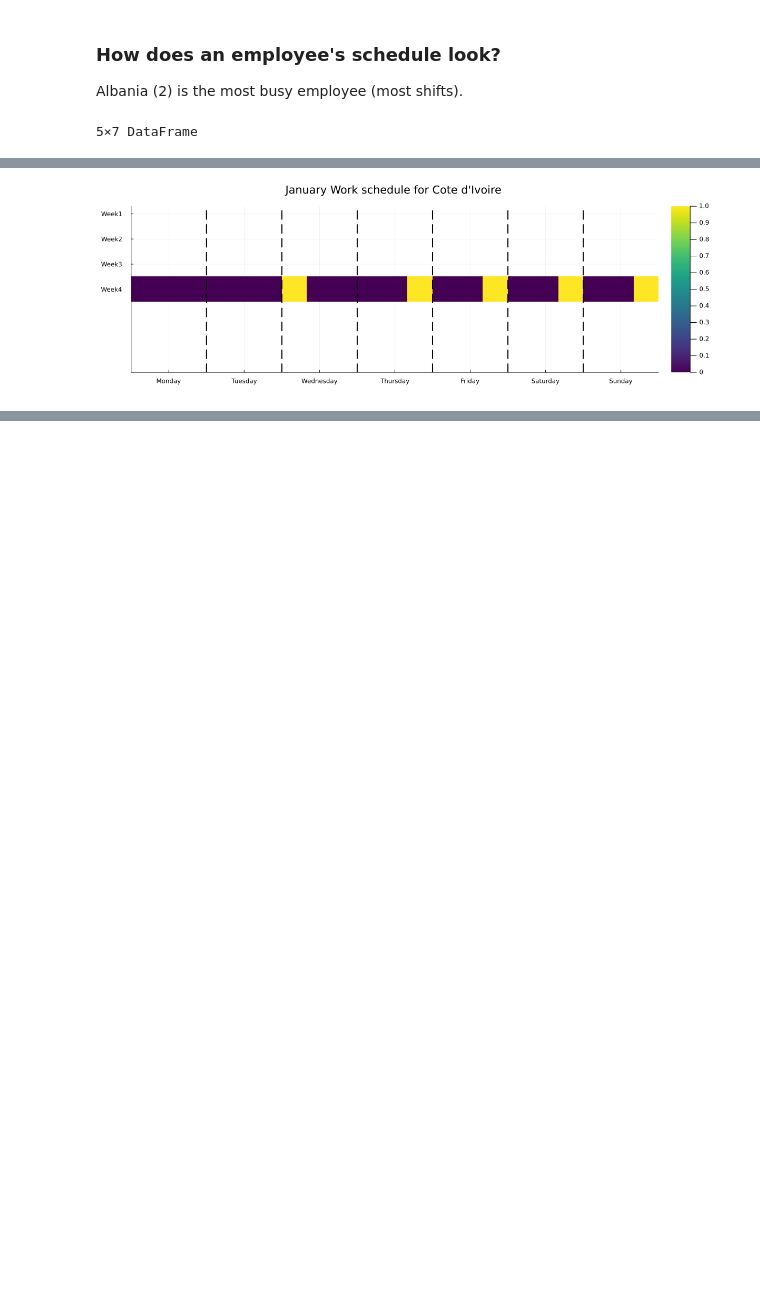
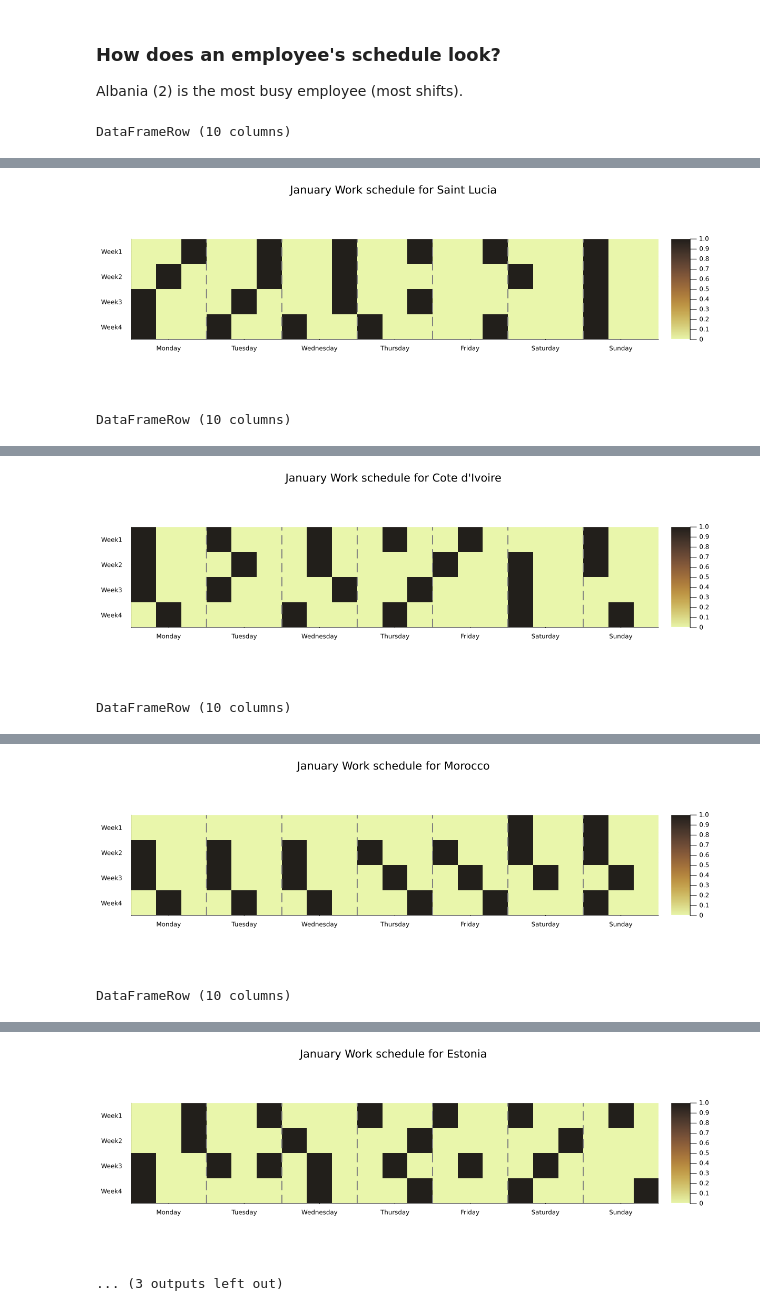
Before and after one commit to pudderludde/6.7200-final-project, a Jupyter notebook: Hospital2.ipynb, the cells around one changed output, grey strips where cells are left out. Cells and saved outputs as stored; diff of their text form; code cells hidden in the pictures; blank space fills up the shorter version.

```diff
--- a/Hospital2.ipynb
+++ b/Hospital2.ipynb
@@ -18,18 +18,37 @@ using CSV, DataFrames, Random, Statistics, Dates, Gurobi, JuMP, Plots, LinearAlg
 #### Functions
 # %%
 function display_work_schedule(i)
+    display(employees[i,:])
     role_names = ["Doctor", "Nurse", "Assistant"]
     active(row) = any([row[:Doctor] > 0, row[:Nurse] > 0, row[:Assistant] > 0])
     personal_shifts = hcat(shifts, DataFrame(X_opt[i,:,:],role_names))
     active_shifts = filter(active, personal_shifts)
-    display(active_shifts)
+    # display(active_shifts)
     calendar = transpose(reshape(sum(Matrix(personal_shifts[:, role_names]), dims=2),21,:)) # 21 x 4 matrix of 3 values per day
     calendar_flipped = reverse(calendar, dims=1)
     labels = repeat(weekdays, 1, ceil(Int, size(calendar, 2) / length(weekdays)))
-    heatmap(calendar_flipped, color=:viridis, aspect_ratio=:equal, size=(1200,400),
-        xticks=(2:3:21, weekdays), yticks=(1:4,["Week4", "Week3", "Week2", "Week1"]), title="January Work schedule for "*employees.name[i])
+    heatmap(calendar_flipped, color=:turbid, aspect_ratio=:equal, size=(1200,400),
+        xticks=(2:3:21, weekdays), yticks=(1:4,["Week4", "Week3", "Week2", "Week1"]),
+        ylim=(0.5,4.5), title="January Work schedule for "*employees.name[i])
     vline_positions = 3.5:3:20.5
-    vline!(vline_positions, linestyle=:dash, linecolor=:black, linewidth=2, label=false)
+    display(vline!(vline_positions, linestyle=:dash, linecolor=:grey, linewidth=2, label=false,ylim=(0.5,4.5)))
+end
+
+function run_opt_problem(epsilon)
+    model_i = Model(Gurobi.Optimizer)
+    @variable(model_i, Z[1:n], Bin) # Binary variable whether employee p should be included in schedule or not
+    @variable(model_i, X[1:n, 1:m, 1:l], Bin) # Whether person p is working shift s
+    @objective(model_i, Min, sum(sum(sum(X[p,s,r]*L[s]*S[p] for r in 1:l) for s in 1:m) for p in 1:n) + 4000*sum(Z)) # Total cost of shift-schedule
+    @constraint(model_i, zx_constraint[p in 1:n, s in 1:m, r in 1:l], X[p,s,r] <= Z[p]) # Person p can only get assigned if they are included in schedule
+    @constraint(model_i, demand_constraint[s in 1:m, r in 1:l], sum(X[p,s,r] for p in 1:n) >= D[s,r]) # each shift needs required number of employees in each role
+    @constraint(model_i, skill_constraint[p in 1:n, s in 1:m, r in 1:l], X[p,s,r] <= R[p,r]) # Person p cannot complete a role they are not educated to perform
+    @constraint(model_i, one_emp_per_shift_constraint[p in 1:n, s in 1:m], sum(X[p,s,r] for r in 1:l) <= 1)
+    @constraint(model_i, FTE_lower_constraint[p in 1:n], sum(sum(X[p,s,r]*L[s] for r in 1:l) for s in 1:m) >= FTE[p]*hours_in_month*(1-epsilon)*Z[p]) # each employee's FTE rate should be almost met
+    @constraint(model_i, FTE_upper_constraint[p in 1:n], sum(sum(X[p,s,r]*L[s] for r in 1:l) for s in 1:m) <= FTE[p]*hours_in_month*(1+epsilon)*Z[p])
+    @constraint(model_i, availability_constraint[p in 1:n, s in 1:m, r in 1:l], X[p,s,r] <= A[p,s]) # only available employees are assigned to shifts
+    @constraint(model_i, consecutive_shifts_constraint[p in 1:n, s in 1:(m-2), r in 1:l], X[p,s,r] + X[p,s+1,r] + X[p,s+2,r]<= 1)
+    optimize!(model_i)
+    return objective_value(model_i)
 end;
 # %% [markdown]
 ### Shift data
@@ -343,6 +386,8 @@ employees[map(row -> count_nonzeros(row), eachrow(employees[:,[:Doctor, :Nurse,
 
 Albania (2) is the most busy employee (most shifts).
 # %%
-display_work_schedule(2)
+for i in 1:5
+    display_work_schedule(i)
+end
 # %% [output]
-5×7 DataFrame
+DataFrameRow (10 columns)
@@ -356 +397,2 @@ display_work_schedule(2)
-[figure, old version]
+[figure, new version]
+DataFrameRow (10 columns)
@@ -356,0 +402,2 @@ display_work_schedule(2)
+[figure, added]
+DataFrameRow (10 columns)
@@ -356,0 +407,2 @@ display_work_schedule(2)
+[figure, added]
+DataFrameRow (10 columns)
@@ -357 +412,3 @@ display_work_schedule(2)
+[figure, added]
+... (3 outputs left out)
 # %% [markdown]
```
Also changed, not shown: parts of 16 cells of this notebook, 8 other files.
